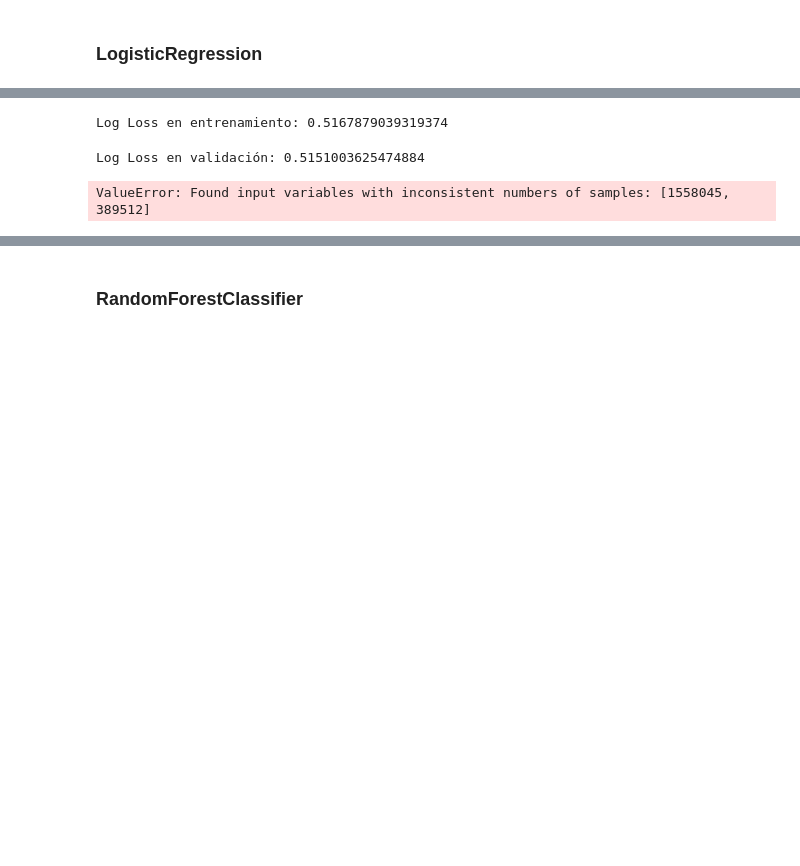
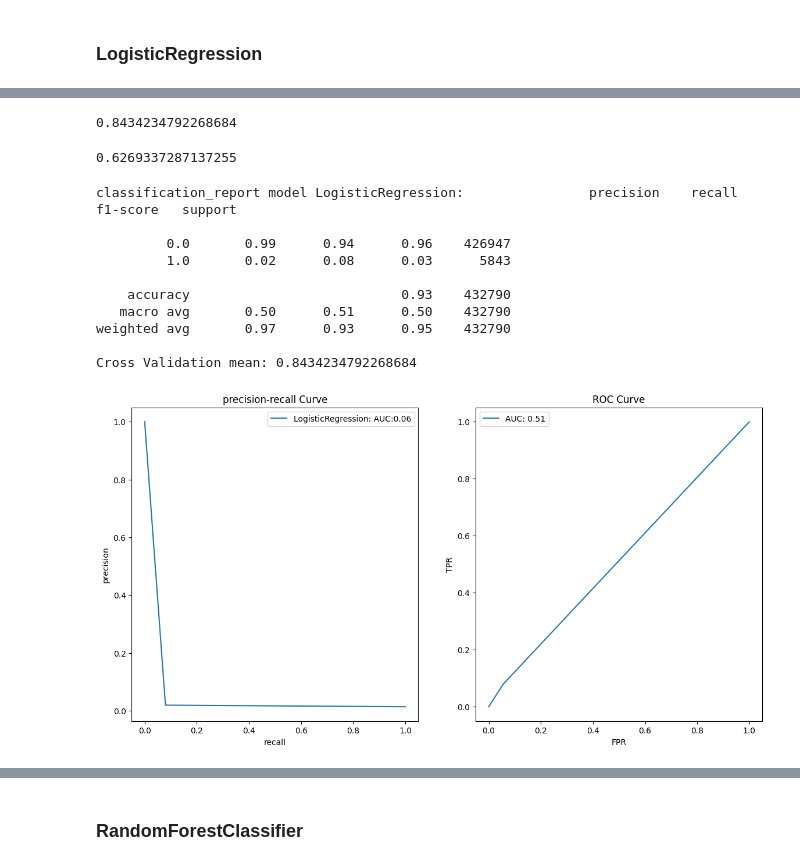
Before and after one commit to MaickMos/data_science_applied, a Jupyter notebook: model_regresion_lineal_feature_frame/MVP_Push_Notifications.ipynb, the cells around one changed output, grey strips where cells are left out. Saved outputs shown, nothing was run; the diff lists cells and outputs as text; code cells hidden in the pictures; blank space fills up the shorter version.

```diff
--- a/model_regresion_lineal_feature_frame/MVP_Push_Notifications.ipynb
+++ b/model_regresion_lineal_feature_frame/MVP_Push_Notifications.ipynb
@@ -197,5 +231,5 @@ feature_frame_normalized
 # %% [markdown]
 ## Divide the dataset
 # %%
-y = feature_frame_normalized["outcome"]
-x = feature_frame_normalized.drop(columns=["outcome"])
+y = feature_frame_numeric["outcome"]
+x = feature_frame_numeric.drop(columns=["outcome"])
@@ -212,0 +264,8 @@ Test: 216396
+# %%
+x_train = x.iloc[:int(x.shape[0]*0.7)]
+x_test = x.iloc[int(x.shape[0]*0.7):int(y.shape[0]*0.9)]
+x_valid = x.iloc[int(x.shape[0]*0.9):]
+
+y_train = y.iloc[:int(y.shape[0]*0.7)]
+y_test = y.iloc[int(y.shape[0]*0.7):int(y.shape[0]*0.9)]
+y_valid = y.iloc[int(y.shape[0]*0.9):]
@@ -212,0 +313,5 @@ Test: 216396
+# %%
+scaler = MinMaxScaler()
+x_train = scaler.fit_transform(x_train)
+x_train = pd.DataFrame(x_train, columns=x.columns)
+x_train
@@ -216,8 +358,7 @@ Test: 216396
 LogReg_model = LogisticRegression(
     class_weight="balanced",
     random_state=42,
-    max_iter=500
     )
 
-LogReg_model.fit(X_train, y_train)
+LogReg_model.fit(x_train, y_train)
 # %% [output]
@@ -238,18 +379,24 @@ weighted avg       0.98      0.85      0.91    389512
-# %%
-#error log-loss logaritmic loss o binary cross entropy
-
-y_train_probs = LogReg_model.predict_proba(X_train)[:, 1]  # Probabilidad de la clase 1
-train_loss = log_loss(y_train, y_train_probs)
-print("Log Loss en entrenamiento:", train_loss)
-# %% [output]
-Log Loss en entrenamiento: 0.5167879039319374
-# %%
-y_test_probs = LogReg_model.predict_proba(X_test)[:, 1]
-test_loss = log_loss(y_test, y_test_probs)
-print("Log Loss en validación:", test_loss)
-# %% [output]
-Log Loss en validación: 0.5151003625474884
-# %%
-plot_metrics("LogisticRegression", y_pred=X_train, y_test=y_train)
-# %% [output]
-ValueError: Found input variables with inconsistent numbers of samples: [1558045, 389512]
+# %%
+cross_val_score(LogReg_model, x_train, y_train, cv=5).mean()
+# %% [output]
+0.8434234792268684
+# %%
+cross_val_score(LogReg_model, x_train, y_train, cv=5, scoring='recall').mean()
+# %% [output]
+0.6269337287137255
+# %%
+y_test_pred = LogReg_model.predict_proba(x_test)
+
+plot_metrics("LogisticRegression", y_pred=y_test_pred, y_test=y_test,model_estimator=LogReg_model,x_train=x_train,y_train=y_train)
+# %% [output]
+classification_report model LogisticRegression:                precision    recall  f1-score   support
+
+         0.0       0.99      0.94      0.96    426947
+         1.0       0.02      0.08      0.03      5843
+
+    accuracy                           0.93    432790
+   macro avg       0.50      0.51      0.50    432790
+weighted avg       0.97      0.93      0.95    432790
+
+Cross Validation mean: 0.8434234792268684
+[figure, added]
```
Also changed, not shown: parts of 52 cells of this notebook, 2 other files.
